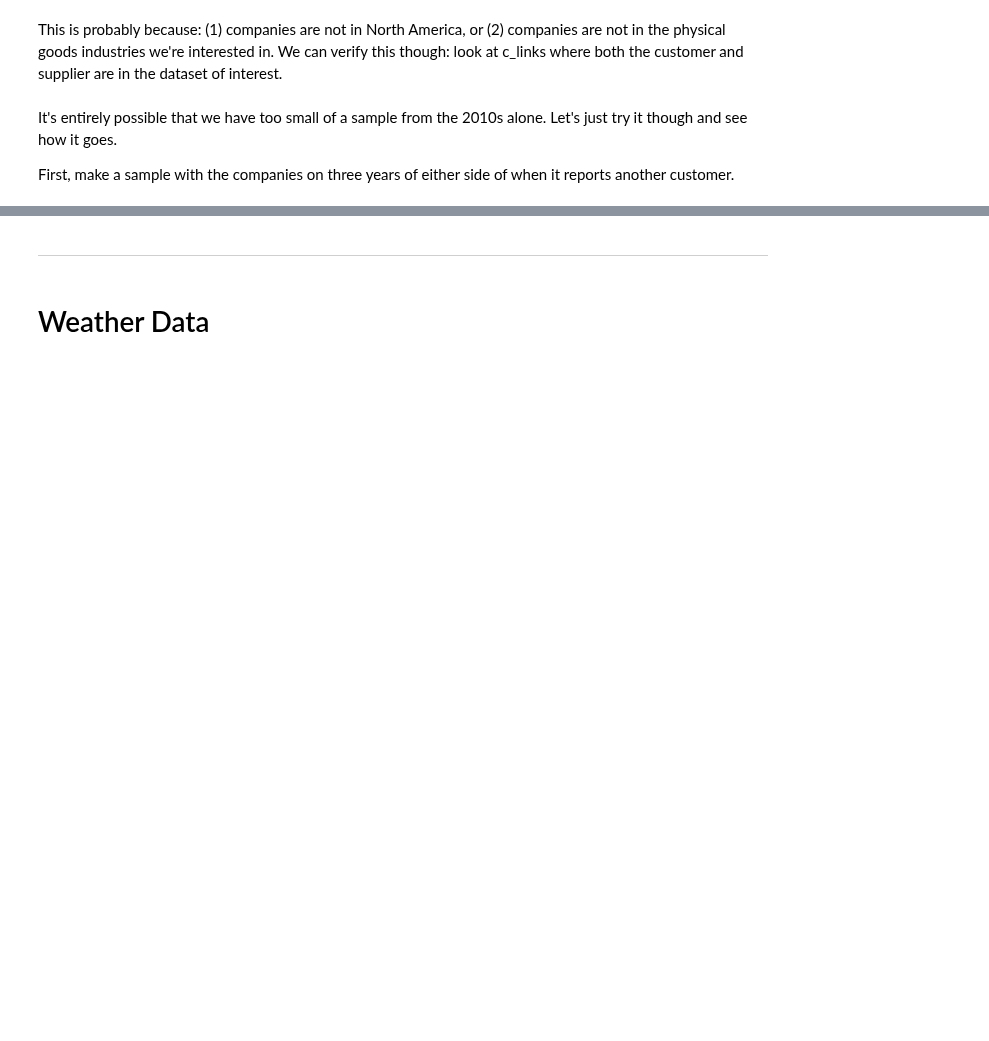
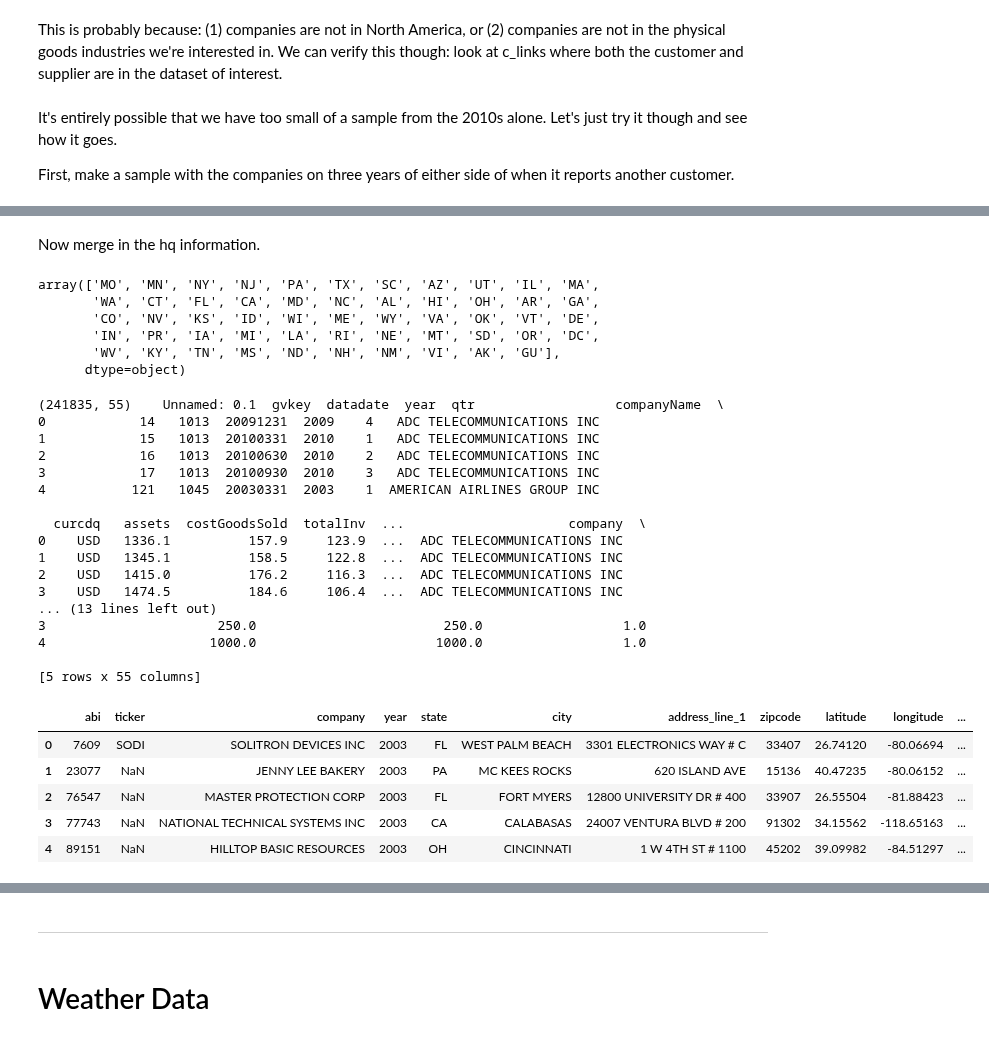
Before and after one commit to brianreed21/extremes, a Jupyter notebook: extremesCleaningCode/linkingExecute.ipynb, the cells around one changed output, grey strips where cells are left out. Cells and saved outputs as stored; diff of their text form; code cells hidden in the pictures; blank space fills up the shorter version.

```diff
--- a/extremesCleaningCode/linkingExecute.ipynb
+++ b/extremesCleaningCode/linkingExecute.ipynb
@@ -300,0 +316,9 @@ print(allCustomerData.shape,allSupplierData.shape)
+# %%
+gvKey_abiLinkingTable = pd.read_csv('../../data/companyData/linkingTable.csv').drop(columns = ['Unnamed: 0'])
+
+changes = pd.read_csv("../../data/companyData/compustatChanges_withControls.csv").drop(columns = ['Unnamed: 0'])
+print(changes.shape, changes.head())
+
+
+changesABI = changes.merge(gvKey_abiLinkingTable, on ='gvkey').drop(columns = {'state','city'})
+print(changesABI.shape, changesABI.head())
@@ -300,0 +343,16 @@ print(allCustomerData.shape,allSupplierData.shape)
+# %% [markdown]
+Now merge in the hq information.
+# %%
+canadian = ['ON', 'AB','QC', 'BC', 'NS', 'NF', 'SK', 'MB', 'NB']
+changes = changes[~(changes.state.isin(canadian)) & ~changes.state.isna()]
+
+changes['addzip'] = changes.addzip.astype('str').str.slice(0,5)
+
+changes.state.unique()
+# %% [output]
+array(['MO', 'MN', 'NY', 'NJ', 'PA', 'TX', 'SC', 'AZ', 'UT', 'IL', 'MA',
+       'WA', 'CT', 'FL', 'CA', 'MD', 'NC', 'AL', 'HI', 'OH', 'AR', 'GA',
+       'CO', 'NV', 'KS', 'ID', 'WI', 'ME', 'WY', 'VA', 'OK', 'VT', 'DE',
+       'IN', 'PR', 'IA', 'MI', 'LA', 'RI', 'NE', 'MT', 'SD', 'OR', 'DC',
+       'WV', 'KY', 'TN', 'MS', 'ND', 'NH', 'NM', 'VI', 'AK', 'GU'],
+      dtype=object)
@@ -300,0 +361,36 @@ print(allCustomerData.shape,allSupplierData.shape)
+# %%
+hq = pd.read_csv("../../data/ig_uniqueHQs_multLocations.csv").\
+    drop(columns = {'Unnamed: 0'}).\
+    rename(columns = {'archive_version_year': 'year'})
+
+hq['year'] = hq.year.astype('int64')
+
+igChanges = changesABI.merge(hq)
+print(igChanges.shape, igChanges.head())
+
+
+hq.head()
+# %% [output]
+(241835, 55)    Unnamed: 0.1  gvkey  datadate  year  qtr                  companyName  \
+0            14   1013  20091231  2009    4   ADC TELECOMMUNICATIONS INC
+1            15   1013  20100331  2010    1   ADC TELECOMMUNICATIONS INC
+2            16   1013  20100630  2010    2   ADC TELECOMMUNICATIONS INC
+3            17   1013  20100930  2010    3   ADC TELECOMMUNICATIONS INC
+4           121   1045  20030331  2003    1  AMERICAN AIRLINES GROUP INC
+
+  curcdq   assets  costGoodsSold  totalInv  ...                     company  \
+0    USD   1336.1          157.9     123.9  ...  ADC TELECOMMUNICATIONS INC
+1    USD   1345.1          158.5     122.8  ...  ADC TELECOMMUNICATIONS INC
+2    USD   1415.0          176.2     116.3  ...  ADC TELECOMMUNICATIONS INC
+3    USD   1474.5          184.6     106.4  ...  ADC TELECOMMUNICATIONS INC
+... (13 lines left out)
+3                      250.0                        250.0                  1.0
+4                     1000.0                       1000.0                  1.0
+
+[5 rows x 55 columns]
+|  | abi | ticker | company | year | state | city | address_line_1 | zipcode | latitude | longitude | ... |
+| 0 | 7609 | SODI | SOLITRON DEVICES INC | 2003 | FL | WEST PALM BEACH | 3301 ELECTRONICS WAY # C | 33407 | 26.74120 | -80.06694 | ... |
+| 1 | 23077 | NaN | JENNY LEE BAKERY | 2003 | PA | MC KEES ROCKS | 620 ISLAND AVE | 15136 | 40.47235 | -80.06152 | ... |
+| 2 | 76547 | NaN | MASTER PROTECTION CORP | 2003 | FL | FORT MYERS | 12800 UNIVERSITY DR # 400 | 33907 | 26.55504 | -81.88423 | ... |
+| 3 | 77743 | NaN | NATIONAL TECHNICAL SYSTEMS INC | 2003 | CA | CALABASAS | 24007 VENTURA BLVD # 200 | 91302 | 34.15562 | -118.65163 | ... |
+| 4 | 89151 | NaN | HILLTOP BASIC RESOURCES | 2003 | OH | CINCINNATI | 1 W 4TH ST # 1100 | 45202 | 39.09982 | -84.51297 | ... |
```
Also changed, not shown: parts of 129 cells of this notebook, 9 other files.
